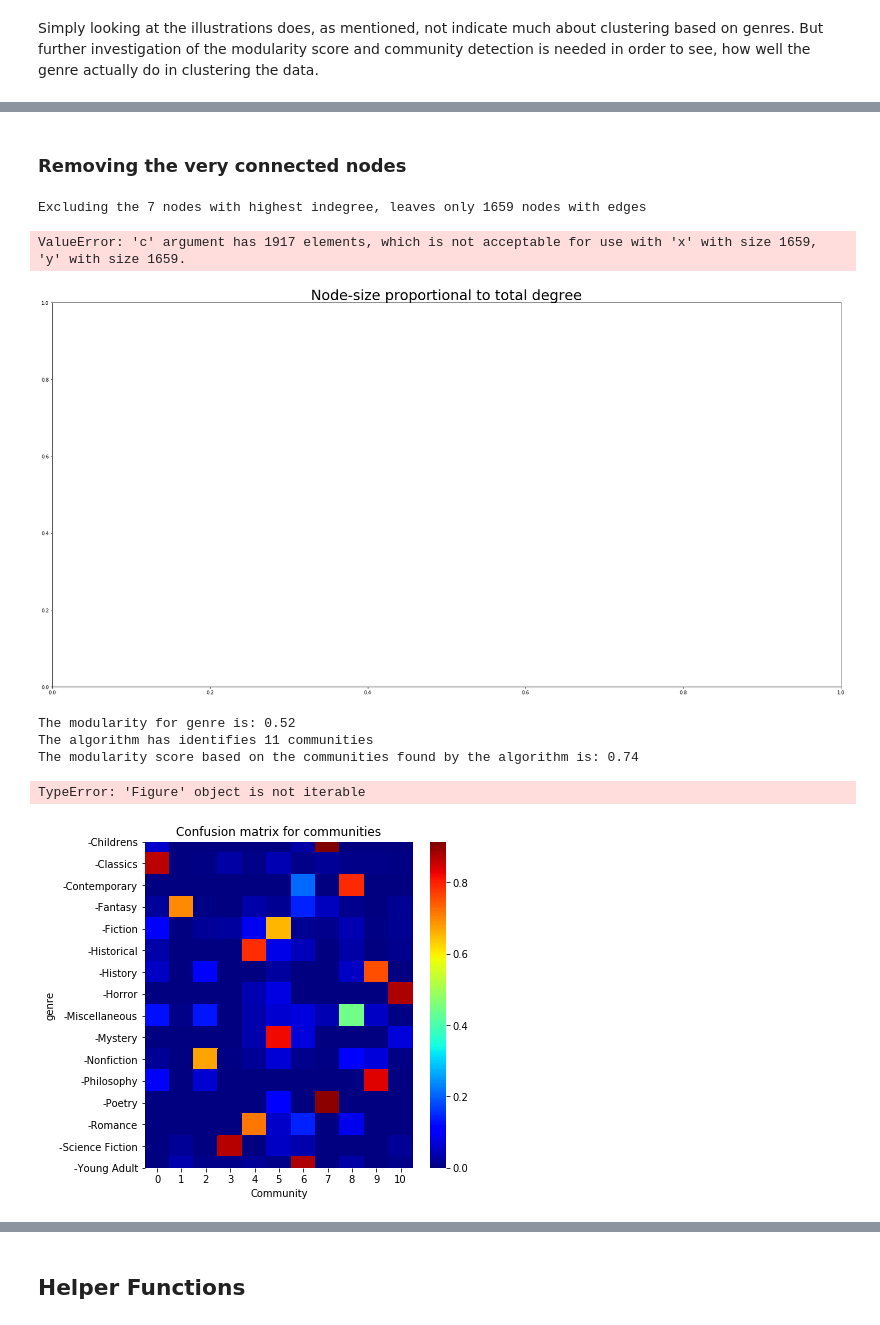
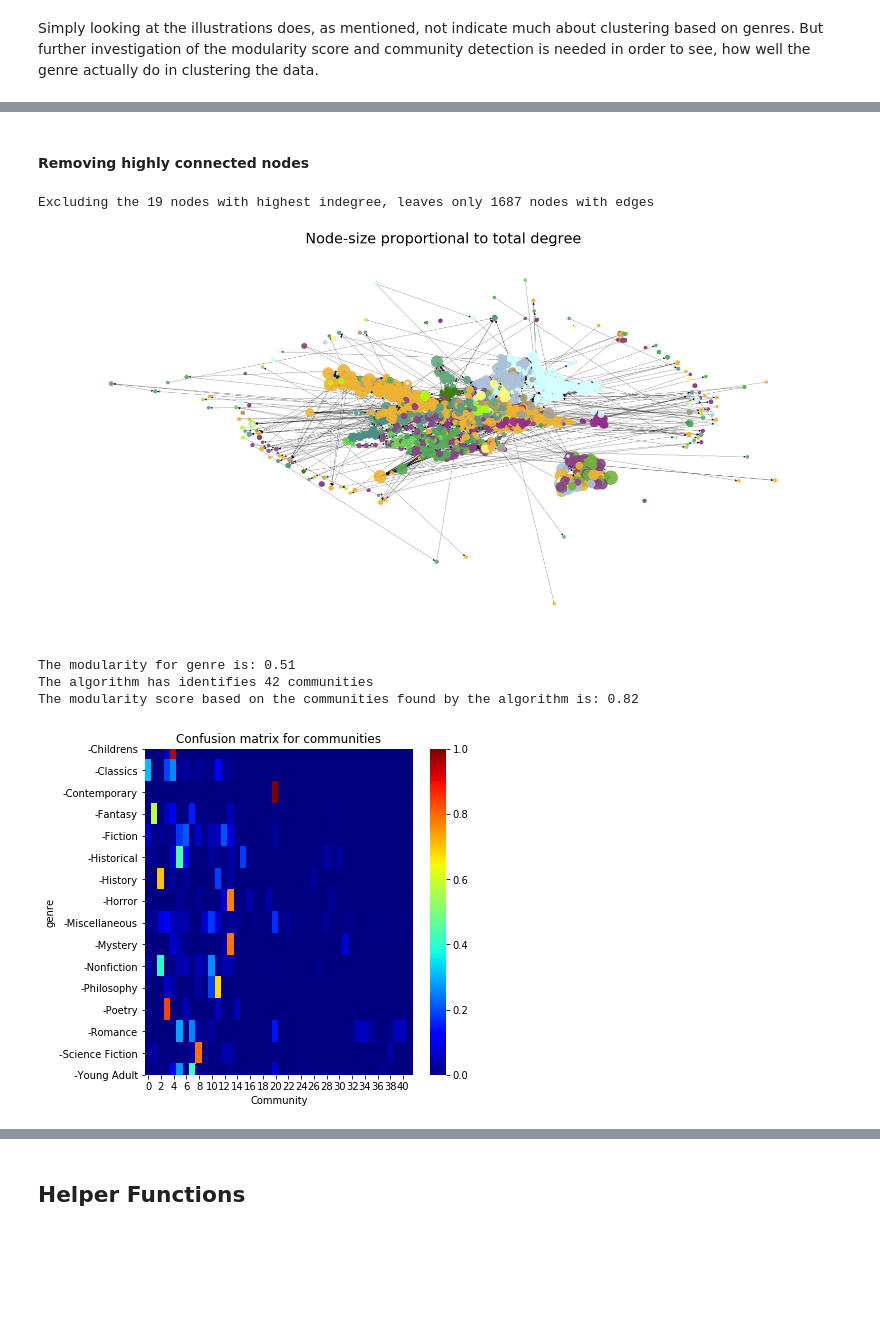
Before and after one commit to benj1003/Goodreads_network, a Jupyter notebook: Code/Explainer Notebook.ipynb, the cells around one changed output, grey strips where cells are left out. Cells and saved outputs as stored; diff of their text form; code cells hidden in the pictures; blank space fills up the shorter version.

```diff
--- a/Code/Explainer Notebook.ipynb
+++ b/Code/Explainer Notebook.ipynb
@@ -421,8 +436,9 @@ From the confusion matix we see that the communities does, to some extend, outpu
 # %% [markdown]
-### Removing the very connected nodes
+#### Removing highly connected nodes <a class="anchor" id="rem"></a>
 # %%
 def remove_nodes_based_on_degree(G, n_top):
-    ''' Function that removes the top n nodes based on degree and further removes the nodes that are left with no edges
+    ''' Function that removes the top n nodes based on degree and further removes the nodes
+    that are left with no edges
 
     Parameters:
     G: networkx graph
@@ -432,7 +448,8 @@ def remove_nodes_based_on_degree(G, n_top):
     G: networkx graph
     '''
 
-    Degree_top1pct = pd.DataFrame(list(sorted(G.degree, key=lambda x: x[1], reverse=True)), columns = ("Name", "Degree")).iloc[n_top]["Degree"]
+    Degree_top1pct = pd.DataFrame(list(sorted(G.degree, key=lambda x: x[1], reverse=True)),
+                                  columns = ("Name", "Degree")).iloc[n_top]["Degree"]
     remove_top = [node for node,degree in G.degree if degree >= Degree_top1pct]
     G.remove_nodes_from(remove_top)
     remove_0 = [node for node,degree in G.degree if degree == 0]
@@ -442,9 +459,9 @@ def remove_nodes_based_on_degree(G, n_top):
 # %%
 n_removed = int(G.number_of_nodes()/100)
 G_new = remove_nodes_based_on_degree(G, n_top=n_removed)
-print(f"Excluding the 7 nodes with highest indegree, leaves only {nx.number_of_nodes(G_new)} nodes with edges")
+print(f"Excluding the {n_removed} nodes with highest indegree, leaves only {nx.number_of_nodes(G_new)} nodes with edges")
 # %% [output]
-Excluding the 7 nodes with highest indegree, leaves only 1659 nodes with edges
+Excluding the 19 nodes with highest indegree, leaves only 1687 nodes with edges
 # %%
 # Getting color and position for plotting with color based on genre
 colors, pos = set_generic_node_attributes(G_new, 'genre', scaling=1, grav=10, log=False,  n_f2_iter=2000)
@@ -454,17 +471,15 @@ size = [(x + 1)*20 for x in degree_list]
 #plot
 plt.figure(figsize=(30, 15))
 plt.title("Node-size proportional to total degree", fontsize = 30)
-nx.draw(G, pos, node_size=size, with_labels=False, width = 0.35, node_color=color, alpha=0.9)
+nx.draw(G, pos, node_size=size, with_labels=False, width = 0.35, node_color=colors, alpha=0.9)
 # %% [output]
-ValueError: 'c' argument has 1917 elements, which is not acceptable for use with 'x' with size 1659, 'y' with size 1659.
-[figure, old version]
+[figure, new version]
 # %%
 #Community
-fig, cmap = investigate_communities(G_new, "genre", initialise_random=False)
+fig = investigate_communities(G_new, "genre", initialise_random=True)
 # %% [output]
-The modularity for genre is: 0.52
-The algorithm has identifies 11 communities
-The modularity score based on the communities found by the algorithm is: 0.74
+The modularity for genre is: 0.51
+The algorithm has identifies 42 communities
+The modularity score based on the communities found by the algorithm is: 0.82
-TypeError: 'Figure' object is not iterable
-[figure, old version]
+[figure, new version]
 # %% [markdown]
```
Also changed, not shown: parts of 49 cells of this notebook.
